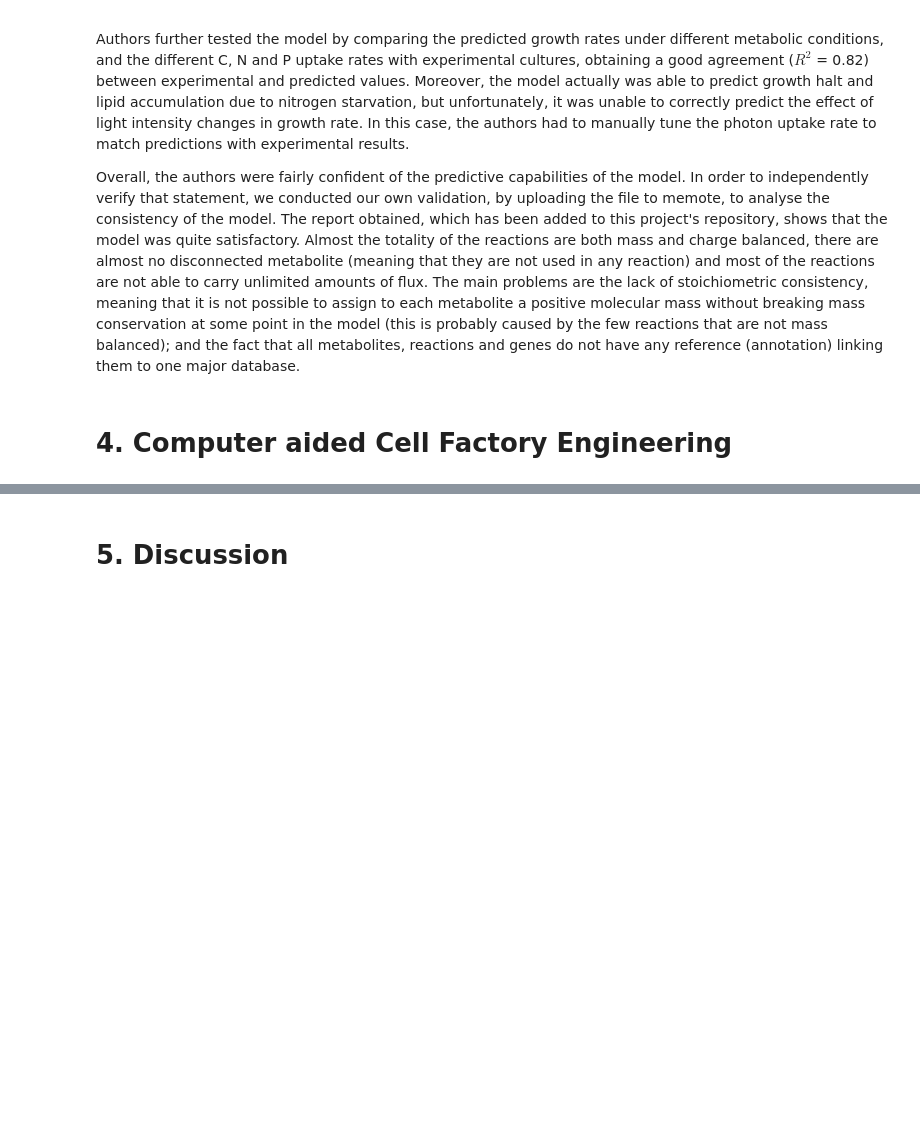
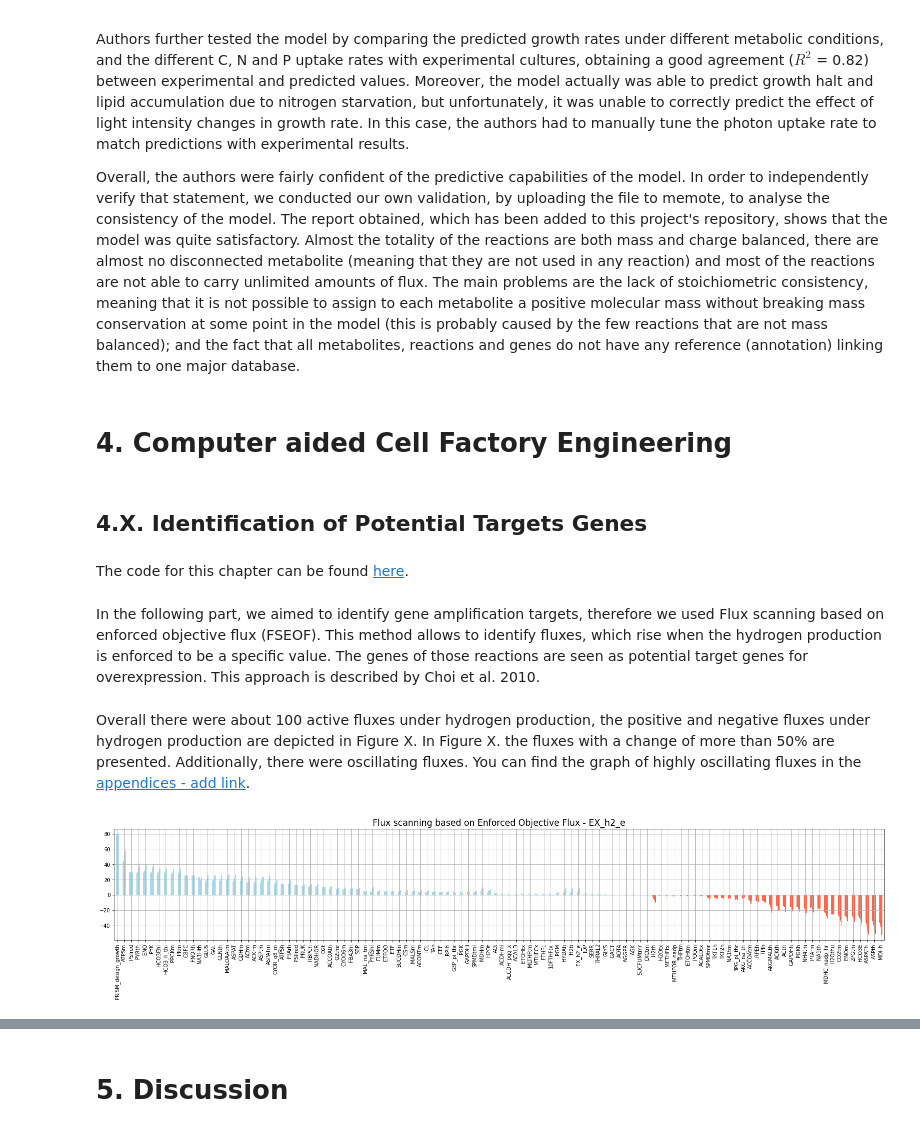
Before and after one commit to elena-krismer/27410-2020-group-project-group12-c-reinhardtii, a Jupyter notebook: reports/Report_final.ipynb, the cells around one changed output, grey strips where cells are left out. Cells and saved outputs as stored; diff of their text form; code cells hidden in the pictures; blank space fills up the shorter version.

```diff
--- a/reports/Report_final.ipynb
+++ b/reports/Report_final.ipynb
@@ -63,3 +63,5 @@ Authors further tested the model by comparing the predicted growth rates under d
 Overall, the authors were fairly confident of the predictive capabilities of the model. In order to independently verify that statement, we conducted our own validation, by uploading the file to memote, to analyse the consistency of the model. The report obtained, which has been added to this project's repository, shows that the model was quite satisfactory. Almost the totality of the reactions are both mass and charge balanced, there are almost no disconnected metabolite (meaning that they are not used in any reaction) and most of the reactions are not able to carry unlimited amounts of flux. The main problems are the lack of stoichiometric consistency, meaning that it is not possible to assign to each metabolite a positive molecular mass without breaking mass conservation at some point in the model (this is probably caused by the few reactions that are not mass balanced); and the fact that all metabolites, reactions and genes do not have any reference (annotation) linking them to one major database.
 # %% [markdown]
 # 4. Computer aided Cell Factory Engineering
+# %% [markdown]
+## 4.X. Identification of Potential Targets Genes
@@ -65,0 +70,10 @@ Overall, the authors were fairly confident of the predictive capabilities of the
+# %% [markdown]
+The code for this chapter can be found [here](./Appendices/4_x_Identifying_Genes_for_Overexpression(1).ipynb).
+# %% [markdown]
+In the following part, we aimed to identify gene amplification targets, therefore we used Flux scanning based on enforced objective flux (FSEOF). This method allows to identify fluxes, which rise when the hydrogen production is enforced to be a specific value. The genes of those reactions are seen as potential target genes for overexpression. This approach is described by Choi et al. 2010.
+# %% [markdown]
+Overall there were about 100 active fluxes under hydrogen production, the positive and negative fluxes under hydrogen production are depicted in Figure X. In Figure X. the fluxes with a change of more than 50% are presented. Additionally, there were oscillating fluxes. You can find the graph of highly oscillating fluxes in the [appendices - add link](xxx).
+# %%
+Image(filename = "figures/FSOEF_mixo.png")
+# %% [output]
+[figure, added]
```
Also changed, not shown: parts of 6 cells of this notebook.
